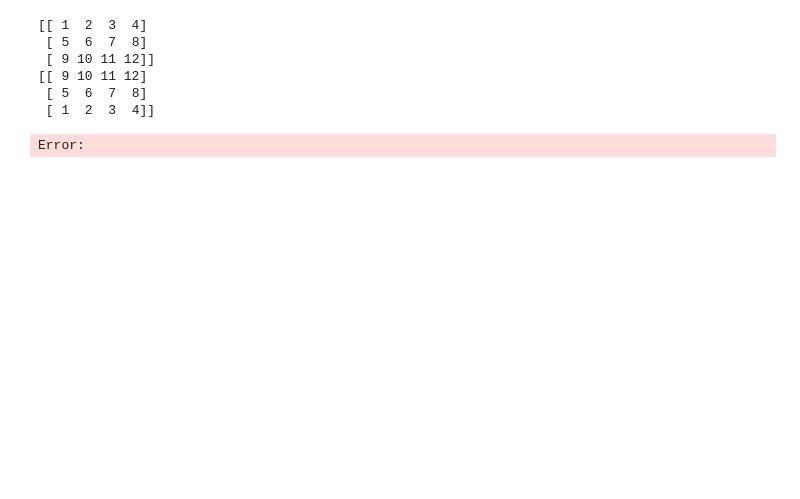
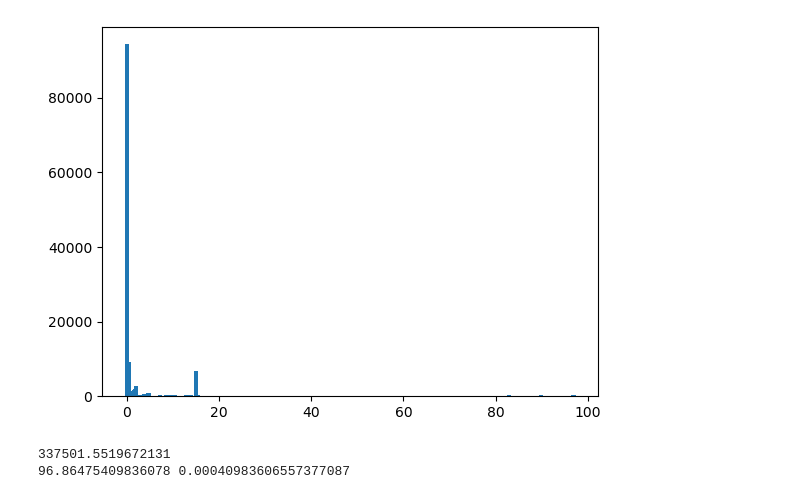
Before and after one commit to dominic-soh/thesis-research-papers, a Jupyter notebook: convert_png_to_scalar.ipynb, the cells around one changed output. Saved outputs shown, nothing was run; the diff lists cells and outputs as text; code cells hidden in the pictures; blank space fills up the shorter version.

```diff
--- a/convert_png_to_scalar.ipynb
+++ b/convert_png_to_scalar.ipynb
@@ -41,14 +127,24 @@ plt.imshow(values, cmap='RdYlGn_r',
-# %%
-arr = np.array([1, 2, 3, 4, 5, 6, 7, 8, 9, 10, 11, 12])
-arr = arr.reshape(3, 4)
-print(arr)
-arr = arr[::-1]
-print(arr)
-# %% [output]
-[[ 1  2  3  4]
- [ 5  6  7  8]
- [ 9 10 11 12]]
-[[ 9 10 11 12]
- [ 5  6  7  8]
- [ 1  2  3  4]]
-Error:
+# %%
+nibba = np.ravel(values)
+non_zero = nibba[nibba != 0]
+# non_zero = func(non_zero * 10)
+unique_elements, counts_elements = np.unique(non_zero, return_counts=True)
+# I want to create a graph using matplotlib to show the distribution of the values in the array
+plt.bar(unique_elements, counts_elements, width=1)
+plt.show()
+# %% [output]
+[figure, added]
+# %%
+print(non_zero.sum())
+print(non_zero.max(), non_zero.min())
+
+# 783938
+# 783904
+
+
+# 227527
+# 1264740
+# 183102
+# %% [output]
+337501.5519672131
+96.86475409836078 0.00040983606557377087
```
Also changed, not shown: parts of 6 cells of this notebook.
